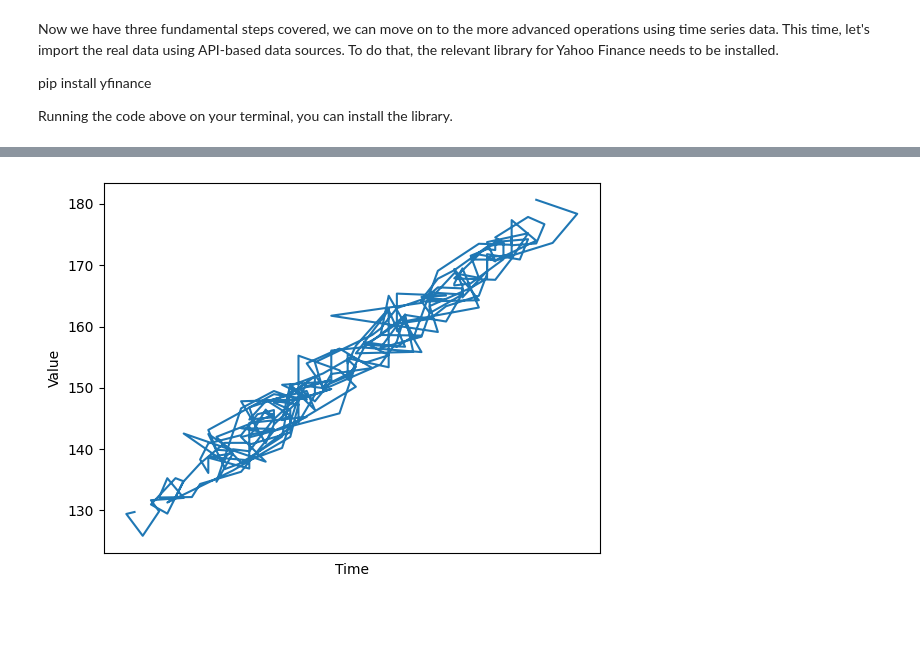
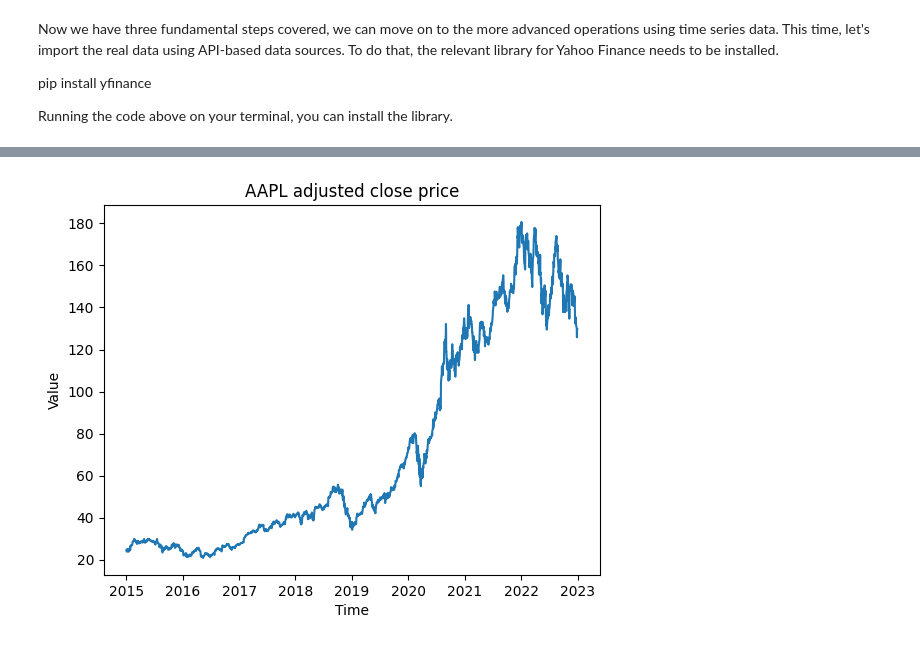
Before and after one commit to OzodbekOzodov/quant-finance, a Jupyter notebook: First-notebook.ipynb, the cells around one changed output, grey strips where cells are left out. Saved outputs shown, nothing was run; the diff lists cells and outputs as text; code cells hidden in the pictures; blank space fills up the shorter version.

Commit message:
created deseasonalize_data function, fixed bugs in plotting functions

```diff
--- a/First-notebook.ipynb
+++ b/First-notebook.ipynb
@@ -97,7 +97,7 @@ import pandas as pd
 import yfinance as yf
 
 # Download the data for the past year
-data = yf.download("AAPL", start="2022-01-01", end="2022-12-31")
+data = yf.download("AAPL", start="2015-01-01", end="2022-12-31")
 
 # Set column names for the DataFrame
 data.columns = [ "open", "high", "low", "close", "adj_close", "volume"]
@@ -140,4 +124,4 @@ Name: date, Length: 251, dtype: datetime64[ns]
 # %%
-plot_time_series( data['date'], data['adj_close'])
+plot_time_series(data.index, data['adj_close'], title="AAPL adjusted close price")
 # %% [output]
-[figure, old version]
+[figure, new version]
```
Also changed, not shown: parts of 10 cells of this notebook, 1 other file.
